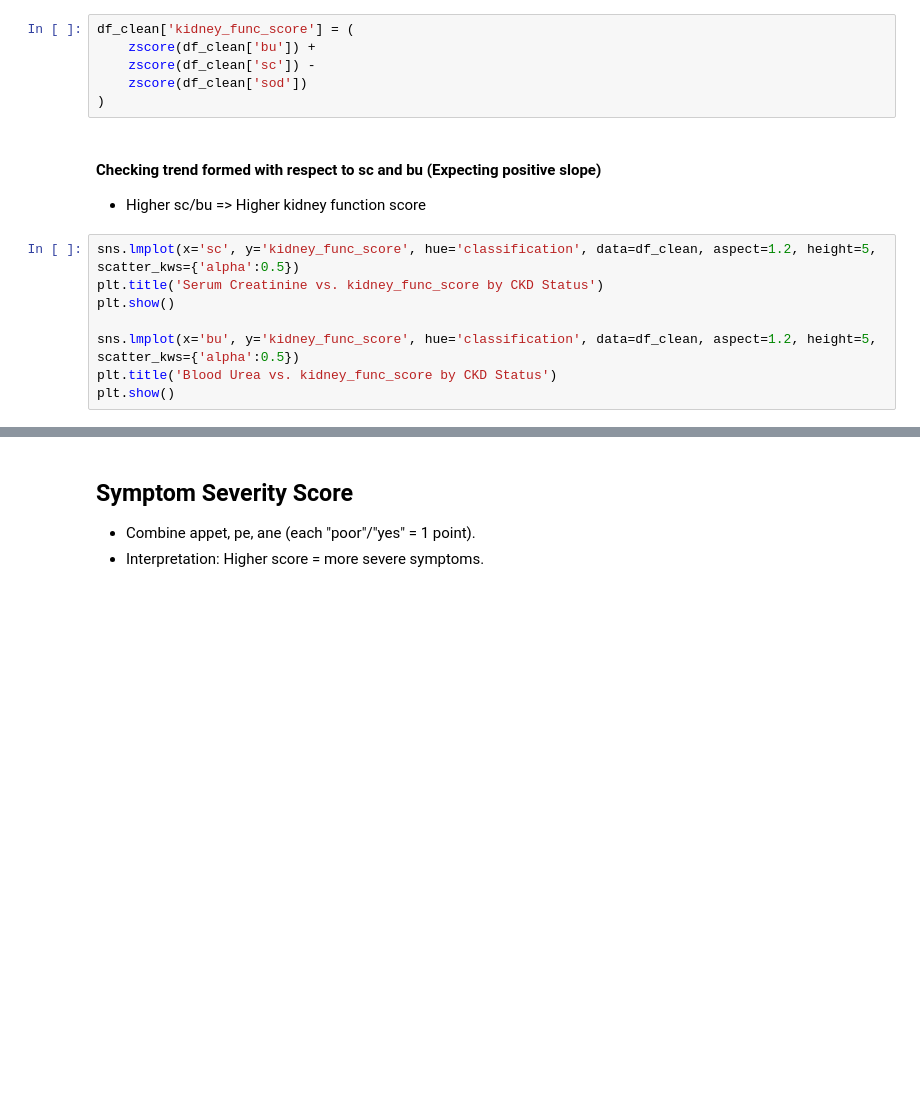
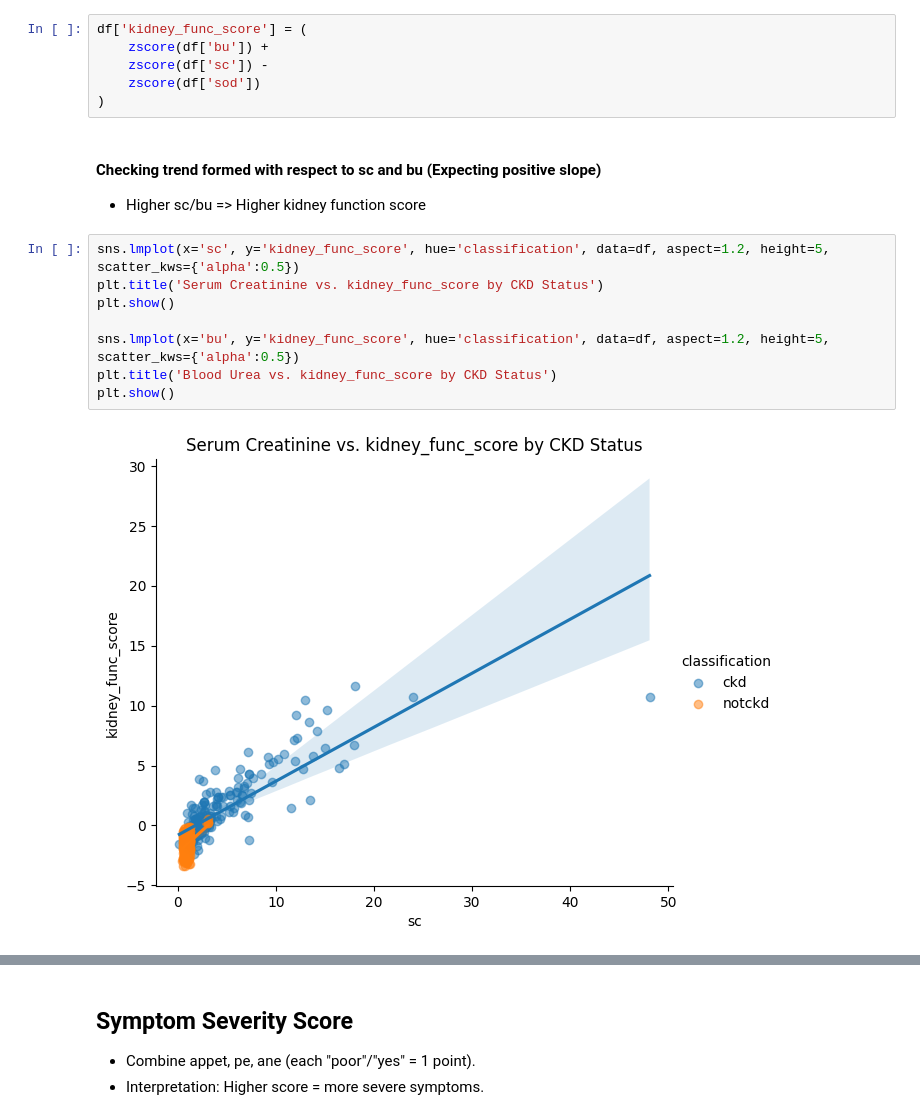
Before and after one commit to CherishVasant/Chronic-Kidney-Disease-Prediction, a Jupyter notebook: CKD-XAI/3_FeatureEngineering.ipynb, the cells around one changed output, grey strips where cells are left out. Drawn from its saved outputs; the diff is of its cells as text; blank space fills up the shorter version.

```diff
--- a/CKD-XAI/3_FeatureEngineering.ipynb
+++ b/CKD-XAI/3_FeatureEngineering.ipynb
@@ -70,19 +94,21 @@ plt.show()
 ## Kidney Function Score
 - Interpretation: Higher value = worse kidney function.
 # %%
-df_clean['kidney_func_score'] = (
-    zscore(df_clean['bu']) +
-    zscore(df_clean['sc']) -
-    zscore(df_clean['sod'])
+df['kidney_func_score'] = (
+    zscore(df['bu']) +
+    zscore(df['sc']) -
+    zscore(df['sod'])
 )
 # %% [markdown]
 #### Checking trend formed with respect to sc and bu (Expecting positive slope)
 - Higher sc/bu => Higher kidney function score
 # %%
-sns.lmplot(x='sc', y='kidney_func_score', hue='classification', data=df_clean, aspect=1.2, height=5, scatter_kws={'alpha':0.5})
+sns.lmplot(x='sc', y='kidney_func_score', hue='classification', data=df, aspect=1.2, height=5, scatter_kws={'alpha':0.5})
 plt.title('Serum Creatinine vs. kidney_func_score by CKD Status')
 plt.show()
 
-sns.lmplot(x='bu', y='kidney_func_score', hue='classification', data=df_clean, aspect=1.2, height=5, scatter_kws={'alpha':0.5})
+sns.lmplot(x='bu', y='kidney_func_score', hue='classification', data=df, aspect=1.2, height=5, scatter_kws={'alpha':0.5})
 plt.title('Blood Urea vs. kidney_func_score by CKD Status')
 plt.show()
+# %% [output]
+[figure, added]
```
Also changed, not shown: parts of 16 cells of this notebook, 14 other files.
